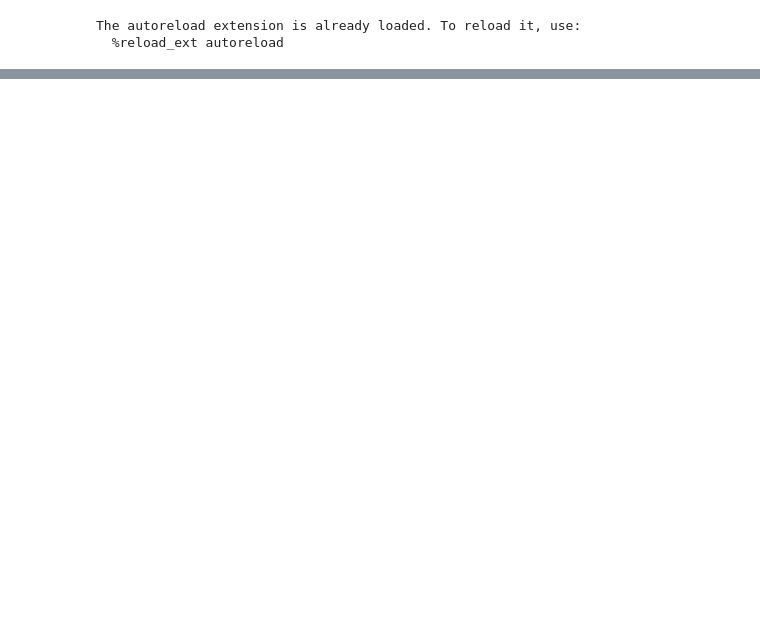
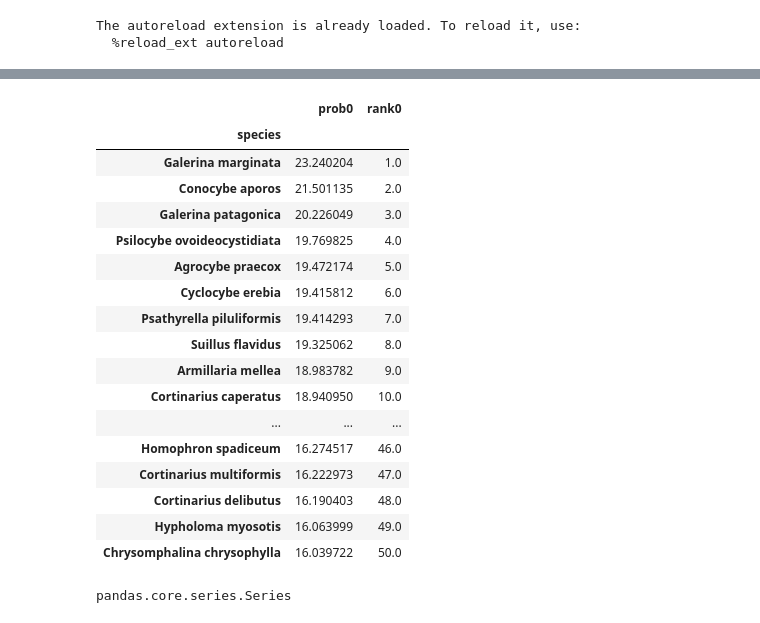
Before and after one commit to fungid-app/fungid-api, a Jupyter notebook: combined.ipynb, the cells around one changed output, grey strips where cells are left out. Cells and saved outputs as stored; diff of their text form; code cells hidden in the pictures; blank space fills up the shorter version.

```diff
--- a/combined.ipynb
+++ b/combined.ipynb
@@ -128,0 +214,6 @@ Name: 9824658, dtype: object
+# %%
+image = PILImage.create('/Users/weishuhn/Downloads/1920px-Galerina_marginata_Point_Reyes.jpg')
+# img_learn.resize(image)
+pred, _ = img_learn.get_predictions([image])
+compare([pred], [], 50)
+# %% [output]
@@ -129,3 +221,25 @@ Name: 9824658, dtype: object
+|  | prob0 | rank0 |
+| species |  |  |
+| Galerina marginata | 23.240204 | 1.0 |
+| Conocybe aporos | 21.501135 | 2.0 |
+| Galerina patagonica | 20.226049 | 3.0 |
+| Psilocybe ovoideocystidiata | 19.769825 | 4.0 |
+| Agrocybe praecox | 19.472174 | 5.0 |
+| Cyclocybe erebia | 19.415812 | 6.0 |
+| Psathyrella piluliformis | 19.414293 | 7.0 |
+| Suillus flavidus | 19.325062 | 8.0 |
+| Armillaria mellea | 18.983782 | 9.0 |
+| Cortinarius caperatus | 18.940950 | 10.0 |
+| ... | ... | ... |
+| Homophron spadiceum | 16.274517 | 46.0 |
+| Cortinarius multiformis | 16.222973 | 47.0 |
+| Cortinarius delibutus | 16.190403 | 48.0 |
+| Hypholoma myosotis | 16.063999 | 49.0 |
+| Chrysomphalina chrysophylla | 16.039722 | 50.0 |
+# %%
+type(df.sum(axis=1))
+# %% [output]
+pandas.core.series.Series
 # %%
 url = 'https://inaturalist-open-data.s3.amazonaws.com/photos/3897840/large.jpg'
 filename = 'tmp/tmp.jpg'
```
Also changed, not shown: parts of 8 cells of this notebook, 7 other files.
